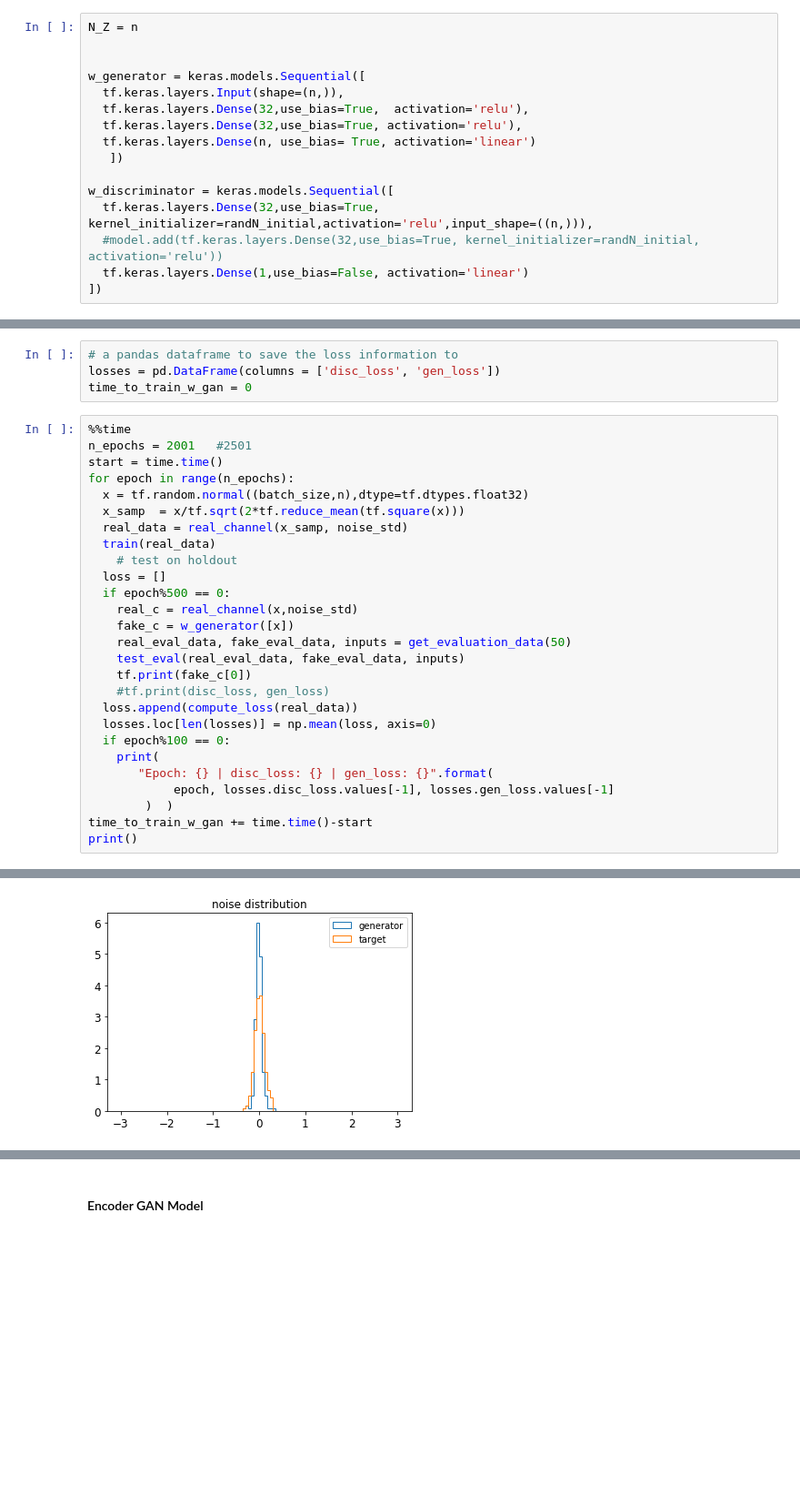
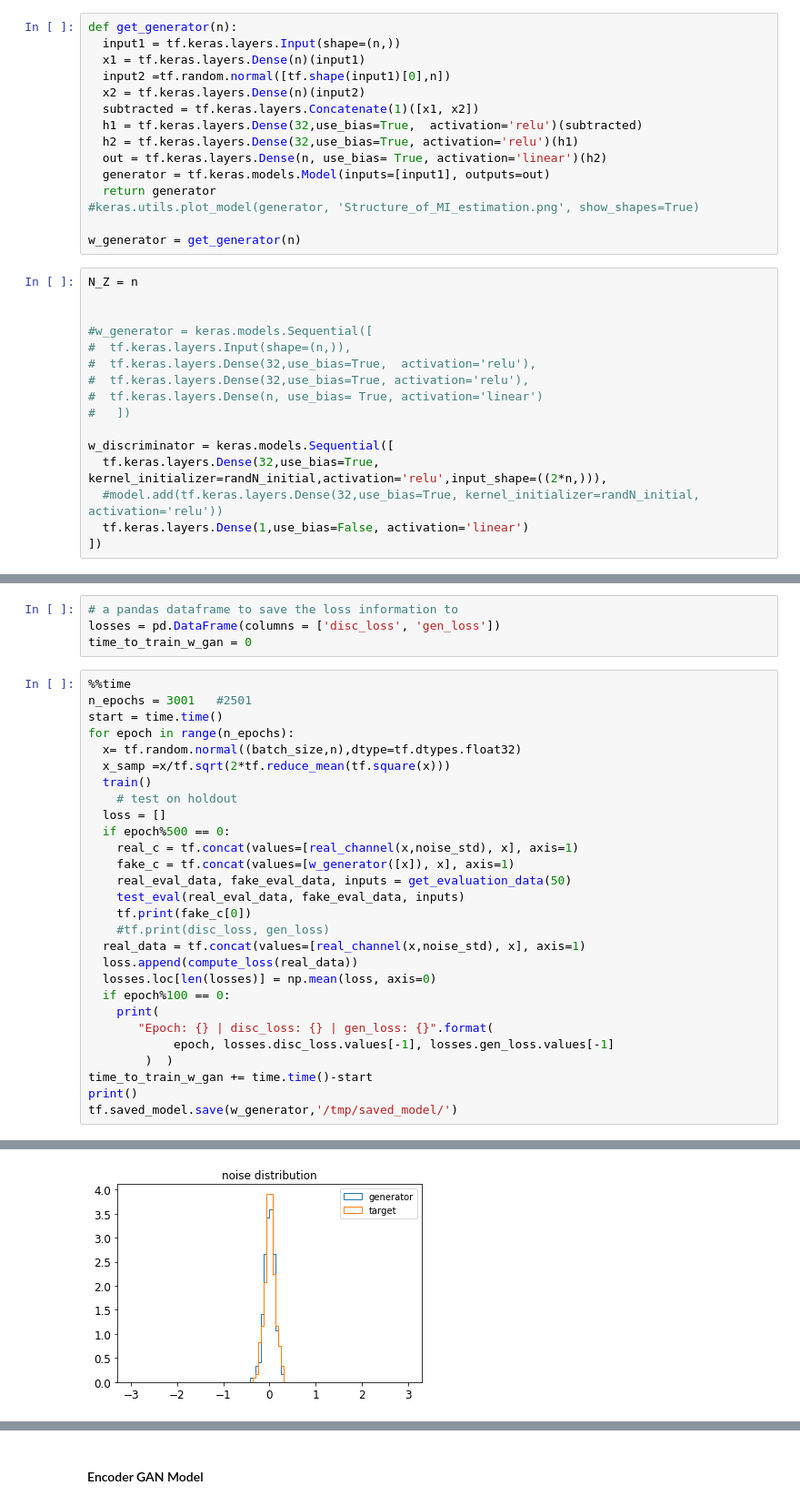
Before and after one commit to YBen1/Autoencoder_communication_system_WGAN_Channel-estimation, a Jupyter notebook: WGAN_Channel_Estimation.ipynb, the cells around one changed output, grey strips where cells are left out. Shown at 91% size. Cells and saved outputs as stored; diff of their text form; blank space fills up the shorter version.

```diff
--- a/WGAN_Channel_Estimation.ipynb
+++ b/WGAN_Channel_Estimation.ipynb
@@ -257,19 +258,34 @@ def gradient_penalty(x, x_gen):
 
 ## Changes
 in dem vorherigen GAN modell hat der discriminator side_infomation erhalten, worin das original Rauschen enthalten war. Dies ist in dem WGAN paper anders gemacht worden.
+# %%
+def get_generator(n):
+  input1 = tf.keras.layers.Input(shape=(n,))
+  x1 = tf.keras.layers.Dense(n)(input1)
+  input2 =tf.random.normal([tf.shape(input1)[0],n])
+  x2 = tf.keras.layers.Dense(n)(input2)
+  subtracted = tf.keras.layers.Concatenate(1)([x1, x2])
+  h1 = tf.keras.layers.Dense(32,use_bias=True,  activation='relu')(subtracted)
+  h2 = tf.keras.layers.Dense(32,use_bias=True, activation='relu')(h1)
+  out = tf.keras.layers.Dense(n, use_bias= True, activation='linear')(h2)
+  generator = tf.keras.models.Model(inputs=[input1], outputs=out)
+  return generator
+#keras.utils.plot_model(generator, 'Structure_of_MI_estimation.png', show_shapes=True)
+
+w_generator = get_generator(n)
 # %%
 N_Z = n
 
 
-w_generator = keras.models.Sequential([
-  tf.keras.layers.Input(shape=(n,)),
-  tf.keras.layers.Dense(32,use_bias=True,  activation='relu'),
-  tf.keras.layers.Dense(32,use_bias=True, activation='relu'),
-  tf.keras.layers.Dense(n, use_bias= True, activation='linear')
-   ])
+#w_generator = keras.models.Sequential([
+#  tf.keras.layers.Input(shape=(n,)),
+#  tf.keras.layers.Dense(32,use_bias=True,  activation='relu'),
+#  tf.keras.layers.Dense(32,use_bias=True, activation='relu'),
+#  tf.keras.layers.Dense(n, use_bias= True, activation='linear')
+#   ])
 
 w_discriminator = keras.models.Sequential([
-  tf.keras.layers.Dense(32,use_bias=True, kernel_initializer=randN_initial,activation='relu',input_shape=((n,))),
+  tf.keras.layers.Dense(32,use_bias=True, kernel_initializer=randN_initial,activation='relu',input_shape=((2*n,))),
   #model.add(tf.keras.layers.Dense(32,use_bias=True, kernel_initializer=randN_initial, activation='relu'))
   tf.keras.layers.Dense(1,use_bias=False, activation='linear')
 ])
@@ -326,22 +342,22 @@ losses = pd.DataFrame(columns = ['disc_loss', 'gen_loss'])
 time_to_train_w_gan = 0
 # %%
 %%time
-n_epochs = 2001   #2501
+n_epochs = 3001   #2501
 start = time.time()
 for epoch in range(n_epochs):
-  x = tf.random.normal((batch_size,n),dtype=tf.dtypes.float32)
-  x_samp  = x/tf.sqrt(2*tf.reduce_mean(tf.square(x)))
-  real_data = real_channel(x_samp, noise_std)
-  train(real_data)
+  x= tf.random.normal((batch_size,n),dtype=tf.dtypes.float32)
+  x_samp =x/tf.sqrt(2*tf.reduce_mean(tf.square(x)))
+  train()
     # test on holdout
   loss = []
   if epoch%500 == 0:
-    real_c = real_channel(x,noise_std)
-    fake_c = w_generator([x])
+    real_c = tf.concat(values=[real_channel(x,noise_std), x], axis=1)
+    fake_c = tf.concat(values=[w_generator([x]), x], axis=1)
     real_eval_data, fake_eval_data, inputs = get_evaluation_data(50)
     test_eval(real_eval_data, fake_eval_data, inputs)
     tf.print(fake_c[0])
     #tf.print(disc_loss, gen_loss)
+  real_data = tf.concat(values=[real_channel(x,noise_std), x], axis=1)
   loss.append(compute_loss(real_data))
   losses.loc[len(losses)] = np.mean(loss, axis=0)
   if epoch%100 == 0:
@@ -351,4 +367,5 @@ for epoch in range(n_epochs):
         )  )
 time_to_train_w_gan += time.time()-start
 print()
+tf.saved_model.save(w_generator,'/tmp/saved_model/')
 # %% [output]
@@ -362 +379 @@ Epoch: 400 | disc_loss: -0.053492918610572815 | gen_loss: 0.03596710041165352
-[figure, old version]
+[figure, new version]
```
Also changed, not shown: parts of 18 cells of this notebook.
